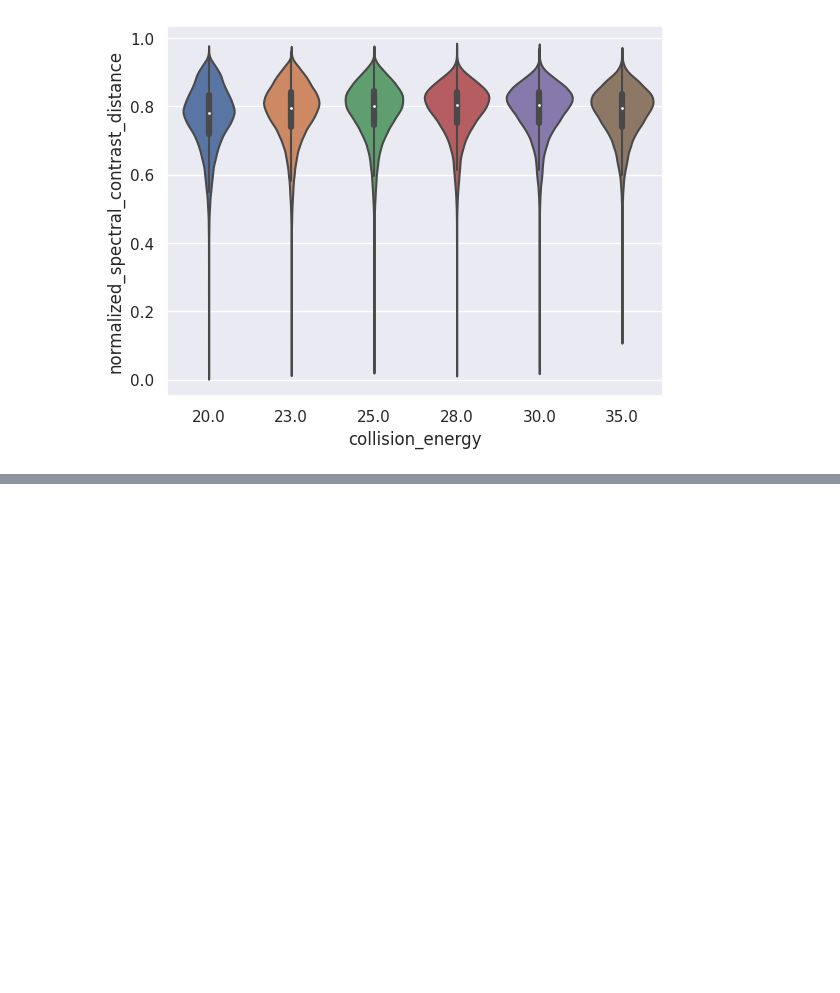
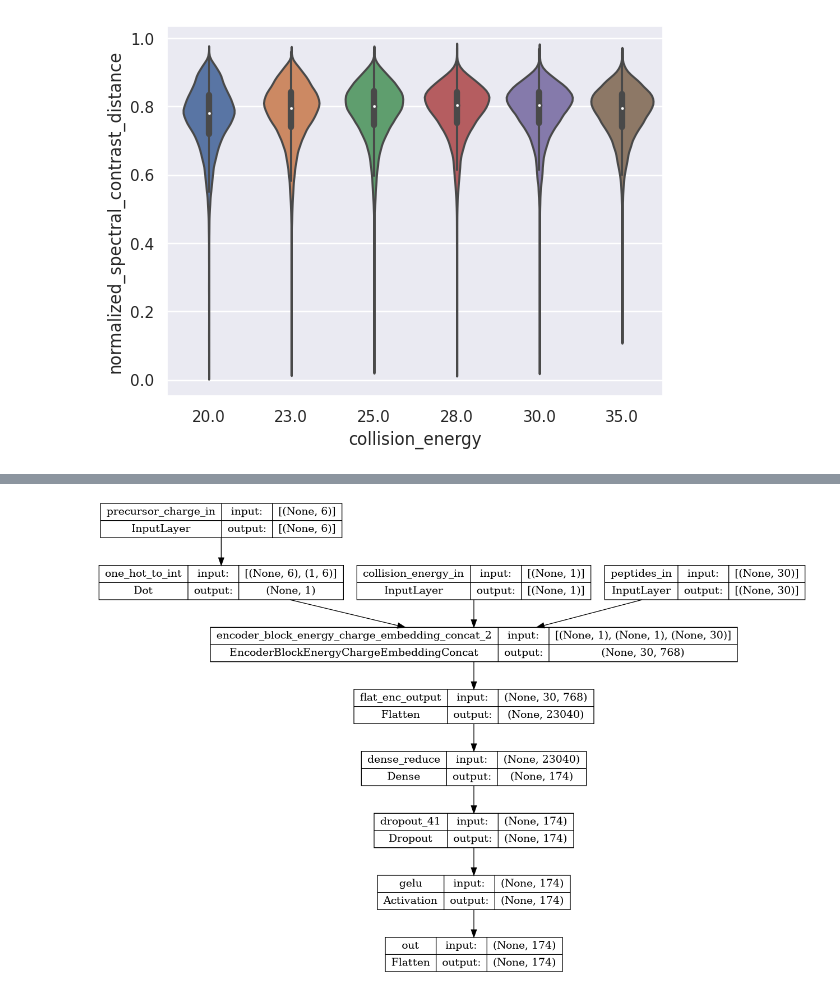
Before and after one commit to aiproteomics/aiproteomics, a Jupyter notebook: demo/demo_spectral_angle_comparison.ipynb, the cells around one changed output, grey strips where cells are left out. Cells and saved outputs as stored; diff of their text form; code cells hidden in the pictures; blank space fills up the shorter version.

Commit message:
Add early fusion transformer

```diff
--- a/demo/demo_spectral_angle_comparison.ipynb
+++ b/demo/demo_spectral_angle_comparison.ipynb
@@ -69 +58,10 @@ ComparisonPrositFrag.plot_spectral_angle_distributions(holdout_dataset, model_tr
+# %%
+from aiproteomics.frag.models.early_fusion_transformer import build_model_early_fusion_transformer
+
+model_transformer = build_model_early_fusion_transformer()
+
+# Make a plot of the model
+tf.keras.utils.plot_model(model_transformer, show_shapes=True)
+# %% [output]
+[figure, added]
 # %%
```
Also changed, not shown: parts of 6 cells of this notebook, 3 other files.
